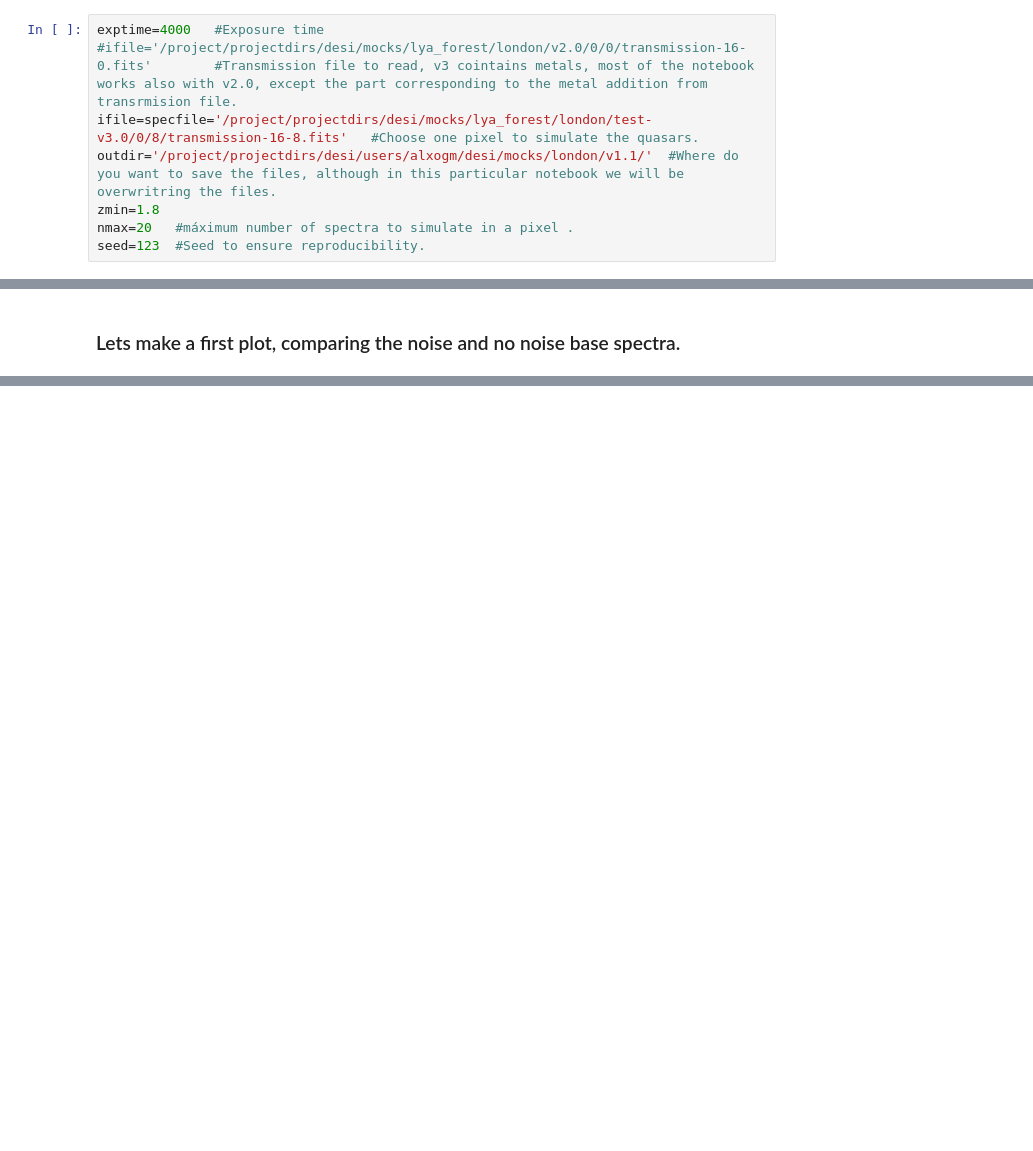
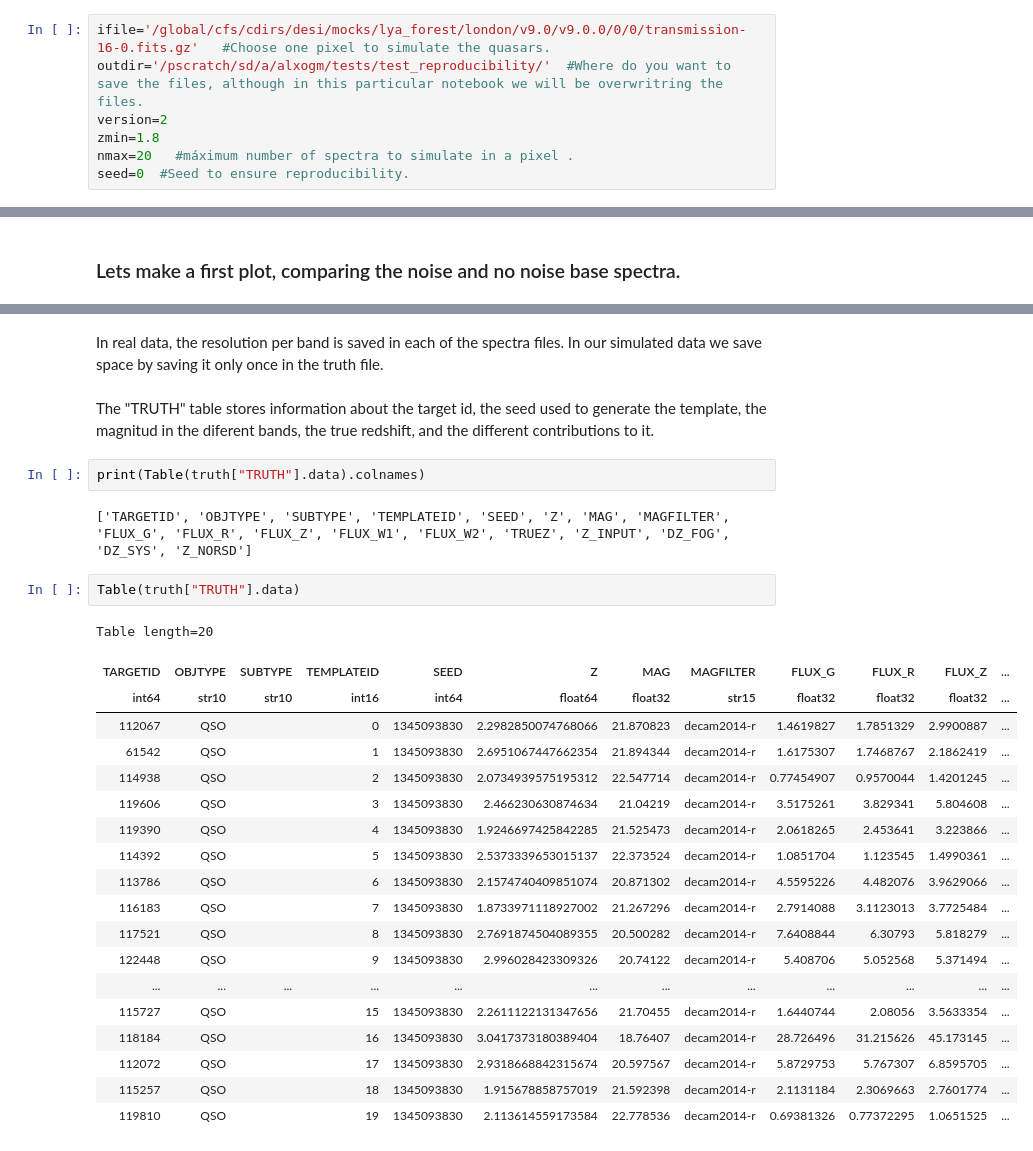
Before and after one commit to desihub/desisim, a Jupyter notebook: doc/nb/quickquasar_reproducibility.ipynb, the cells around one changed output, grey strips where cells are left out. Cells and saved outputs as stored; diff of their text form; blank space fills up the shorter version.

Commit message:
- Change defaults for some options as zbest, bbflux and desi_footprint   and updated the notebook about reproducibility

```diff
--- a/doc/nb/quickquasar_reproducibility.ipynb
+++ b/doc/nb/quickquasar_reproducibility.ipynb
@@ -73,10 +76,9 @@ def draw_obsline(lbda,z):
 
 #### If you want to run a full simulation it is best you do it using the slurmscript https://github.com/desihub/desisim/blob/master/etc/quickquasar_slurm_script.sh
 # %%
-exptime=4000   #Exposure time
-#ifile='/project/projectdirs/desi/mocks/lya_forest/london/v2.0/0/0/transmission-16-0.fits'        #Transmission file to read, v3 cointains metals, most of the notebook works also with v2.0, except the part corresponding to the metal addition from transrmision file.
-ifile=specfile='/project/projectdirs/desi/mocks/lya_forest/london/test-v3.0/0/8/transmission-16-8.fits'   #Choose one pixel to simulate the quasars.
-outdir='/project/projectdirs/desi/users/alxogm/desi/mocks/london/v1.1/'  #Where do you want to save the files, although in this particular notebook we will be overwritring the files.
+ifile='/global/cfs/cdirs/desi/mocks/lya_forest/london/v9.0/v9.0.0/0/0/transmission-16-0.fits.gz'   #Choose one pixel to simulate the quasars.
+outdir='/pscratch/sd/a/alxogm/tests/test_reproducibility/'  #Where do you want to save the files, although in this particular notebook we will be overwritring the files.
+version=2
 zmin=1.8
 nmax=20   #máximum number of spectra to simulate in a pixel .
-seed=123  #Seed to ensure reproducibility.
+seed=0  #Seed to ensure reproducibility.
@@ -463,0 +225,30 @@ for i in range(5):
+# %% [markdown]
+In real data, the resolution per band is saved in each of the spectra files. In our simulated data we save space by saving it only once in the truth file.
+# %% [markdown]
+The "TRUTH" table stores information about the target id, the seed used to generate the template, the magnitud in the diferent bands, the true redshift, and the different contributions to it.
+# %%
+print(Table(truth["TRUTH"].data).colnames)
+# %% [output]
+['TARGETID', 'OBJTYPE', 'SUBTYPE', 'TEMPLATEID', 'SEED', 'Z', 'MAG', 'MAGFILTER', 'FLUX_G', 'FLUX_R', 'FLUX_Z', 'FLUX_W1', 'FLUX_W2', 'TRUEZ', 'Z_INPUT', 'DZ_FOG', 'DZ_SYS', 'Z_NORSD']
+# %%
+Table(truth["TRUTH"].data)
+# %% [output]
+Table length=20
+| TARGETID | OBJTYPE | SUBTYPE | TEMPLATEID | SEED | Z | MAG | MAGFILTER | FLUX_G | FLUX_R | FLUX_Z | ... |
+| int64 | str10 | str10 | int16 | int64 | float64 | float32 | str15 | float32 | float32 | float32 | ... |
+| 112067 | QSO |  | 0 | 1345093830 | 2.2982850074768066 | 21.870823 | decam2014-r | 1.4619827 | 1.7851329 | 2.9900887 | ... |
+| 61542 | QSO |  | 1 | 1345093830 | 2.6951067447662354 | 21.894344 | decam2014-r | 1.6175307 | 1.7468767 | 2.1862419 | ... |
+| 114938 | QSO |  | 2 | 1345093830 | 2.0734939575195312 | 22.547714 | decam2014-r | 0.77454907 | 0.9570044 | 1.4201245 | ... |
+| 119606 | QSO |  | 3 | 1345093830 | 2.466230630874634 | 21.04219 | decam2014-r | 3.5175261 | 3.829341 | 5.804608 | ... |
+| 119390 | QSO |  | 4 | 1345093830 | 1.9246697425842285 | 21.525473 | decam2014-r | 2.0618265 | 2.453641 | 3.223866 | ... |
+| 114392 | QSO |  | 5 | 1345093830 | 2.5373339653015137 | 22.373524 | decam2014-r | 1.0851704 | 1.123545 | 1.4990361 | ... |
+| 113786 | QSO |  | 6 | 1345093830 | 2.1574740409851074 | 20.871302 | decam2014-r | 4.5595226 | 4.482076 | 3.9629066 | ... |
+| 116183 | QSO |  | 7 | 1345093830 | 1.8733971118927002 | 21.267296 | decam2014-r | 2.7914088 | 3.1123013 | 3.7725484 | ... |
+| 117521 | QSO |  | 8 | 1345093830 | 2.7691874504089355 | 20.500282 | decam2014-r | 7.6408844 | 6.30793 | 5.818279 | ... |
+| 122448 | QSO |  | 9 | 1345093830 | 2.996028423309326 | 20.74122 | decam2014-r | 5.408706 | 5.052568 | 5.371494 | ... |
+| ... | ... | ... | ... | ... | ... | ... | ... | ... | ... | ... | ... |
+| 115727 | QSO |  | 15 | 1345093830 | 2.2611122131347656 | 21.70455 | decam2014-r | 1.6440744 | 2.08056 | 3.5633354 | ... |
+| 118184 | QSO |  | 16 | 1345093830 | 3.0417373180389404 | 18.76407 | decam2014-r | 28.726496 | 31.215626 | 45.173145 | ... |
+| 112072 | QSO |  | 17 | 1345093830 | 2.9318668842315674 | 20.597567 | decam2014-r | 5.8729753 | 5.767307 | 6.8595705 | ... |
+| 115257 | QSO |  | 18 | 1345093830 | 1.915678858757019 | 21.592398 | decam2014-r | 2.1131184 | 2.3069663 | 2.7601774 | ... |
+| 119810 | QSO |  | 19 | 1345093830 | 2.113614559173584 | 22.778536 | decam2014-r | 0.69381326 | 0.77372295 | 1.0651525 | ... |
```
Also changed, not shown: parts of 56 cells of this notebook, 1 other file.
